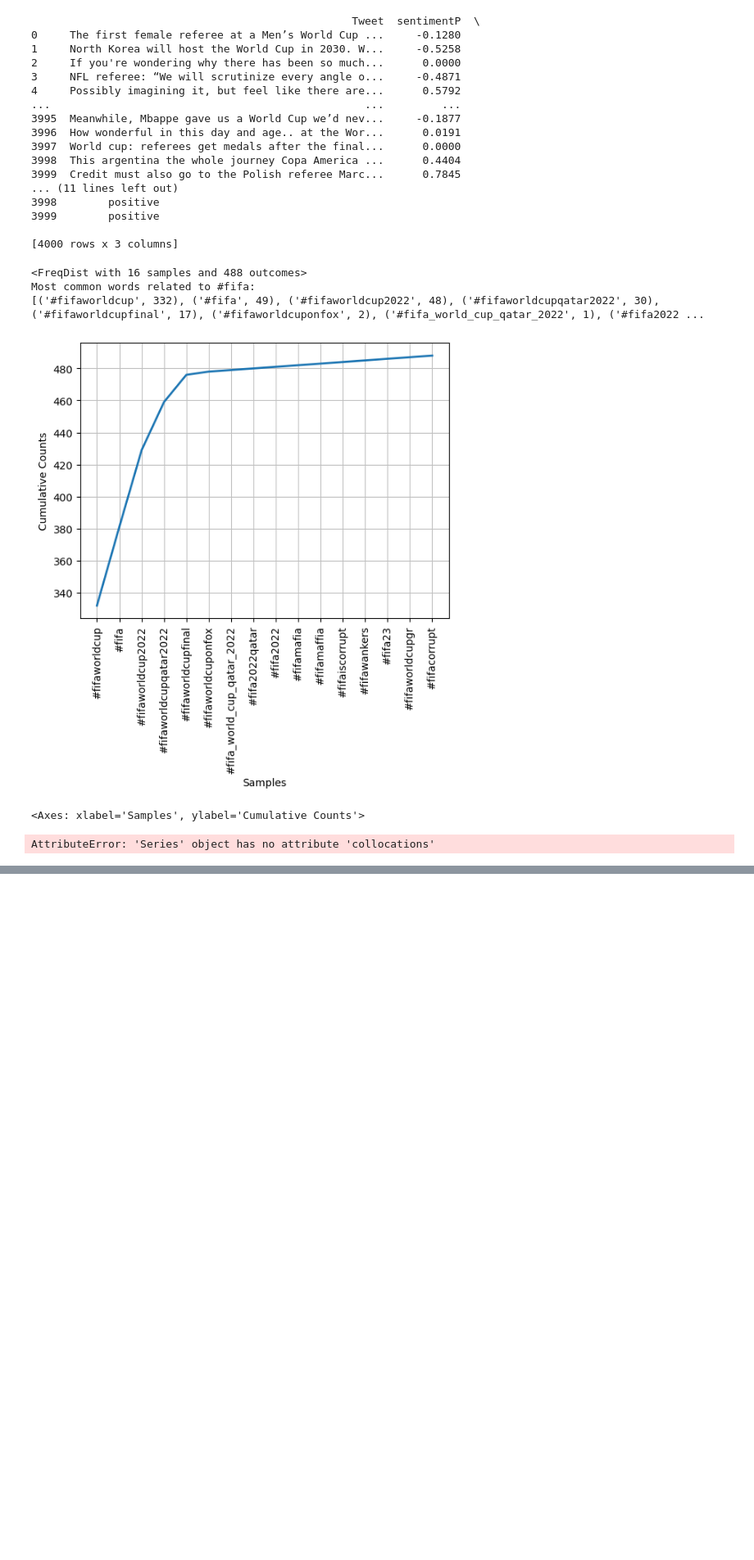
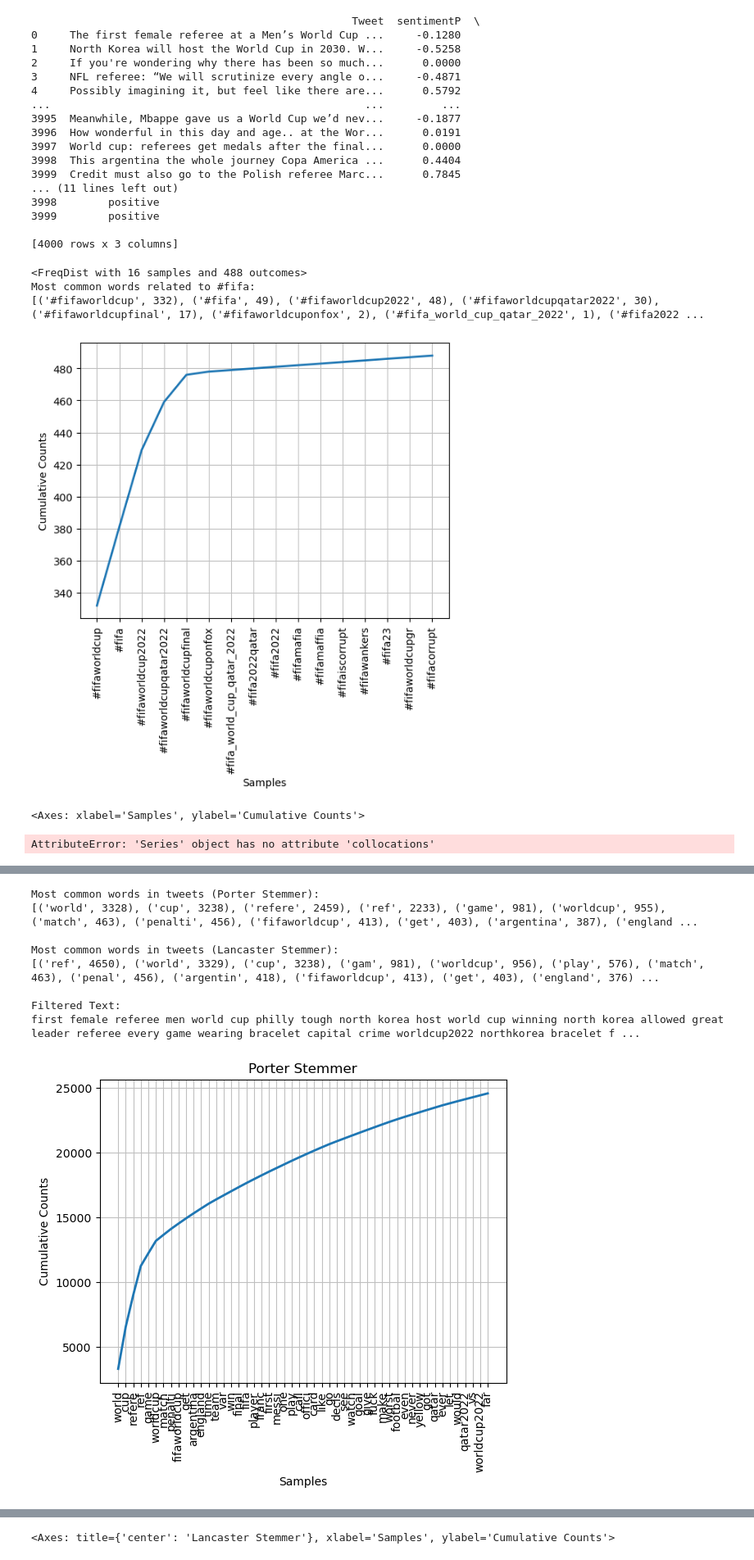
Before and after one commit to MirsadHadzic/Twitter-Data-Analysis-using-NLP, a Jupyter notebook: projectNlp.ipynb, the cells around one changed output, grey strips where cells are left out. Shown at 82% size. Drawn from its saved outputs; the diff is of its cells as text; code cells hidden in the pictures; blank space fills up the shorter version.

```diff
--- a/projectNlp.ipynb
+++ b/projectNlp.ipynb
@@ -397,0 +543,52 @@ Accuracy: 0.91125
+# %%
+import pandas as pd
+import re
+from nltk.probability import FreqDist
+from nltk.stem import PorterStemmer, LancasterStemmer
+from nltk.tokenize import word_tokenize
+from nltk.corpus import stopwords
+
+# Download NLTK stopwords if not already downloaded
+import nltk
+nltk.download('stopwords')
+
+# Assuming you have a CSV file named 'REF TWEETS.csv' with a 'Tweet' column
+file_path = 'C:/Users/Anes/Downloads/REF TWEETS.csv'  # Replace with the actual path to your CSV file
+df = pd.read_csv(file_path)
+
+# Extract 'Tweet' column to get all text in one string
+all_text = ' '.join(df['Tweet'].astype(str).tolist())
+
+# Tokenize the text into words
+all_words = word_tokenize(all_text.lower())
+
+# Remove stopwords
+stop_words = set(stopwords.words('english'))
+filtered_words = [word for word in all_words if word.isalnum() and word not in stop_words]
+
+# Remove whitespace and create a string with words separated by whitespace
+filtered_text = ' '.join(filtered_words)
+
+# Initialize stemmers
+porter_stemmer = PorterStemmer()
+lancaster_stemmer = LancasterStemmer()
+
+# Apply stemming to all words
+porter_stems = [porter_stemmer.stem(word) for word in filtered_words]
+lancaster_stems = [lancaster_stemmer.stem(word) for word in filtered_words]
+
+# Print the most common words after stemming
+print("Most common words in tweets (Porter Stemmer):")
+print(FreqDist(porter_stems).most_common(20))
+
+print("\nMost common words in tweets (Lancaster Stemmer):")
+print(FreqDist(lancaster_stems).most_common(20))
+
+# Display the filtered text
+print("\nFiltered Text:")
+print(filtered_text)
+
+# Plot the frequency distribution of stemmed words
+FreqDist(porter_stems).plot(50, cumulative=True, title="Porter Stemmer")
+FreqDist(lancaster_stems).plot(50, cumulative=True, title="Lancaster Stemmer")
+# %% [output]
@@ -397,0 +597,9 @@ Accuracy: 0.91125
+Most common words in tweets (Porter Stemmer):
+[('world', 3328), ('cup', 3238), ('refere', 2459), ('ref', 2233), ('game', 981), ('worldcup', 955), ('match', 463), ('penalti', 456), ('fifaworldcup', 413), ('get', 403), ('argentina', 387), ('england ...
+
+Most common words in tweets (Lancaster Stemmer):
+[('ref', 4650), ('world', 3329), ('cup', 3238), ('gam', 981), ('worldcup', 956), ('play', 576), ('match', 463), ('penal', 456), ('argentin', 418), ('fifaworldcup', 413), ('get', 403), ('england', 376) ...
+
+Filtered Text:
+first female referee men world cup philly tough north korea host world cup winning north korea allowed great leader referee every game wearing bracelet capital crime worldcup2022 northkorea bracelet f ...
+[figure, added]
@@ -397,0 +607 @@ Accuracy: 0.91125
+<Axes: title={'center': 'Lancaster Stemmer'}, xlabel='Samples', ylabel='Cumulative Counts'>
```
Also changed, not shown: parts of 16 cells of this notebook.
